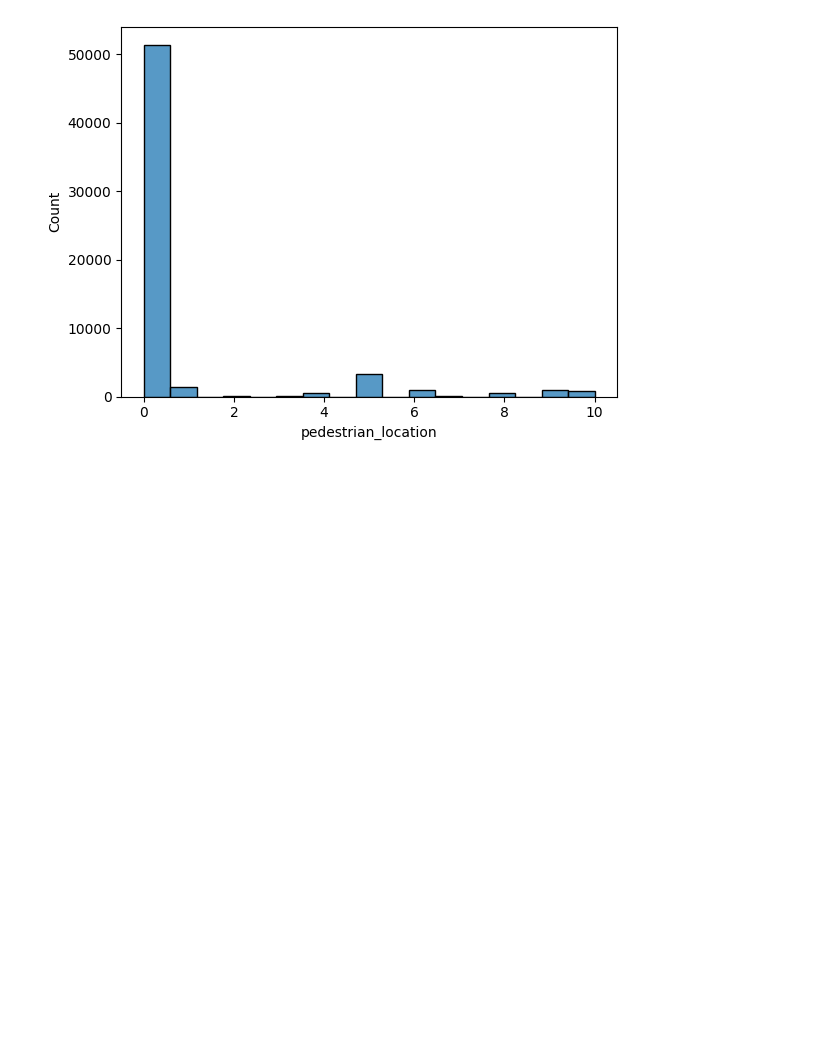
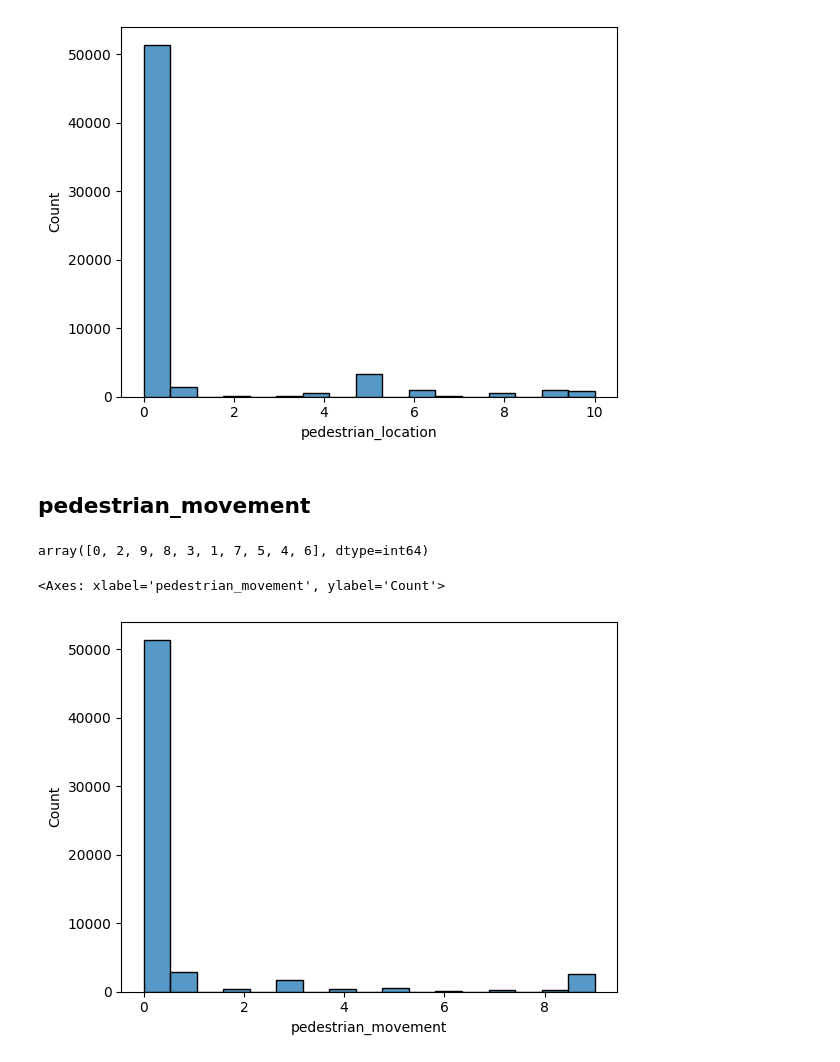
Before and after one commit to ali78efi/accidents_data_analyzing, a Jupyter notebook: accident_analys.ipynb, the cells around one changed output. Drawn from its saved outputs; the diff is of its cells as text; code cells hidden in the pictures; blank space fills up the shorter version.

```diff
--- a/accident_analys.ipynb
+++ b/accident_analys.ipynb
@@ -252,3 +252,15 @@ data[data.pedestrian_location == 0].__len__() / len(data)
 # so we can consider all of them as 0
 # infact we can drop this column
 data = data.drop(['pedestrian_location'], axis=1)
+# %% [markdown]
+## pedestrian_movement
+# %%
+data.pedestrian_movement.unique()
+# no problem with unique values
+# %% [output]
+array([0, 2, 9, 8, 3, 1, 7, 5, 4, 6], dtype=int64)
+# %%
+sns.histplot(data.pedestrian_movement)
+# %% [output]
+<Axes: xlabel='pedestrian_movement', ylabel='Count'>
+[figure, added]
```
